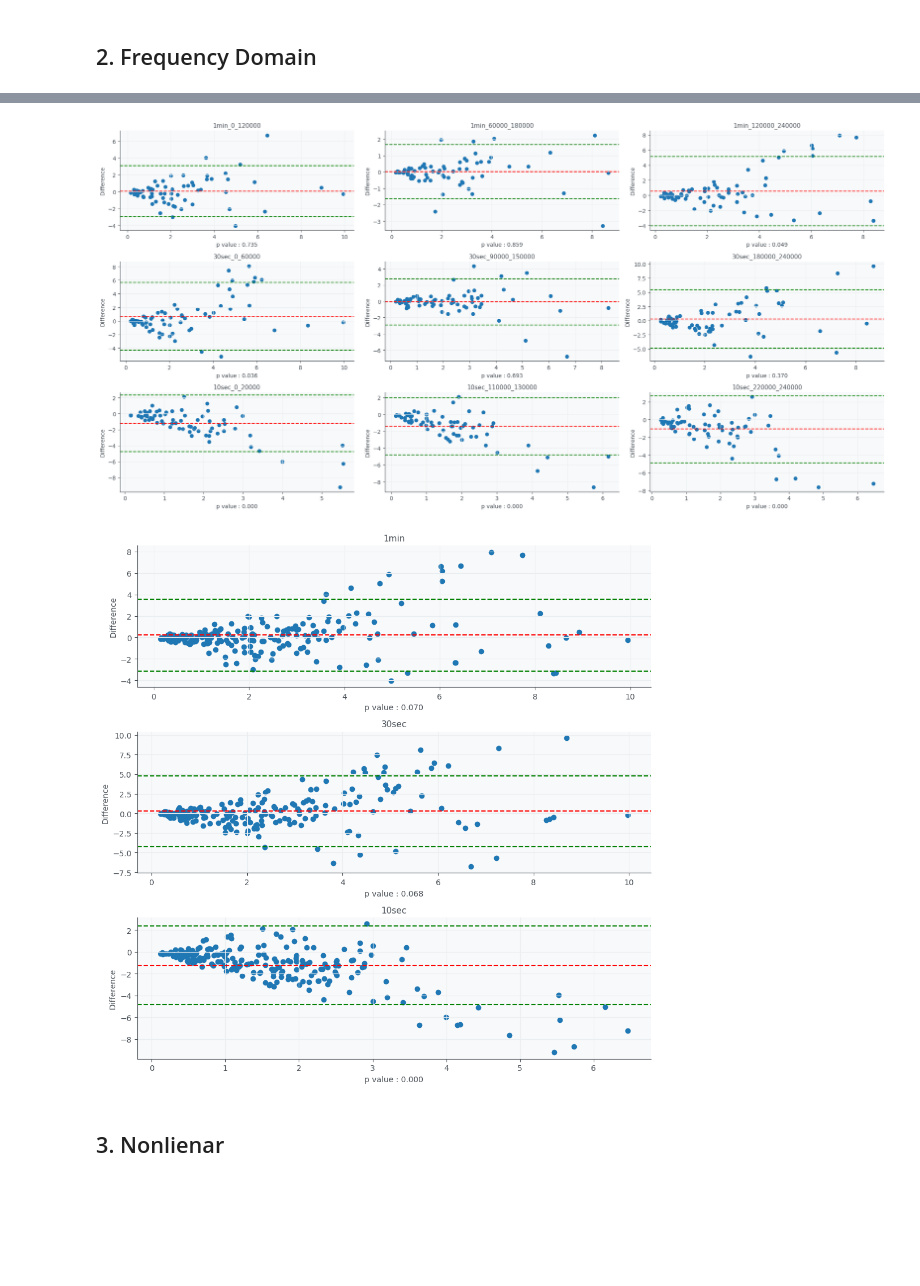
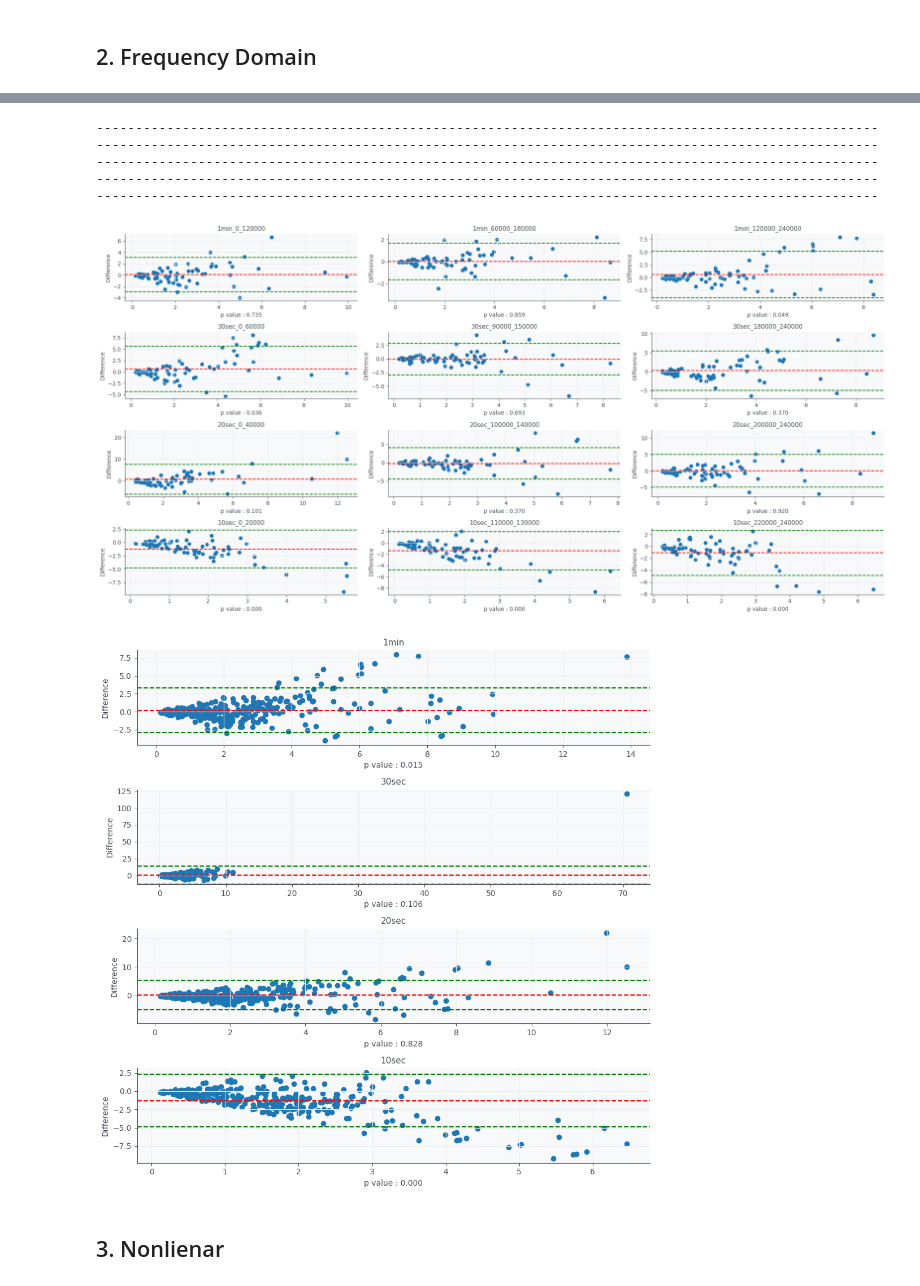
Before and after one commit to hyeok-jong/hrv_analysis, a Jupyter notebook: 4_duration_analysis_plot.ipynb, the cells around one changed output, grey strips where cells are left out. Drawn from its saved outputs; the diff is of its cells as text; code cells hidden in the pictures; blank space fills up the shorter version.

```diff
--- a/4_duration_analysis_plot.ipynb
+++ b/4_duration_analysis_plot.ipynb
@@ -104,20 +105,25 @@ results.index = time_result_dict['2min_0_240000'].keys()
 for key, val in time_result_dict.items():
     results[key] = pd.DataFrame(val).T['pyhrv sdnn']
 
+
+
+
+
 plt.figure(figsize = (10, 10))
 # Sample data: measurements from two methods A and B
 method_a = results['2min_0_240000']
-method_a = method_a.to_list()*3
+method_a = method_a.to_list()*5
 for i, sec in enumerate([
-    ['1min_0_120000', '1min_60000_180000', '1min_120000_240000'],
-    ['30sec_0_60000', '30sec_90000_150000', '30sec_180000_240000'],
-    ['10sec_0_20000', '10sec_110000_130000', '10sec_220000_240000']
+    ['1min_0_120000', '1min_30000_150000', '1min_60000_180000', '1min_90000_210000', '1min_120000_240000'],
+    ['30sec_0_60000', '30sec_60000_120000', '30sec_90000_150000', '30sec_120000_180000', '30sec_180000_240000'],
+    ['20sec_0_40000', '20sec_50000_90000', '20sec_100000_140000', '20sec_150000_190000', '20sec_200000_240000'],
+    ['10sec_0_20000', '10sec_60000_80000', '10sec_110000_130000', '10sec_180000_200000', '10sec_220000_240000']
     ]):
     method_b = list()
     for s in sec:
          method_b += results[s].to_list()
 
-    plt.subplot(3,1,i+1)
+    plt.subplot(4,1,i+1)
     method_a = np.array(method_a)
     method_b = np.array(method_b)
     _, p_value = scipy.stats.ttest_rel(method_a, method_b)
@@ -152,9 +158,9 @@ for key, val in time_result_dict.items():
 plt.figure(figsize = (20, 10))
 # Sample data: measurements from two methods A and B
 method_a = results['2min_0_240000']
-for i, sec in enumerate(['1min_0_120000', '1min_60000_180000', '1min_120000_240000', '30sec_0_60000', '30sec_90000_150000', '30sec_180000_240000', '10sec_0_20000', '10sec_110000_130000', '10sec_220000_240000']):
+for i, sec in enumerate(['1min_0_120000', '1min_60000_180000', '1min_120000_240000', '30sec_0_60000', '30sec_90000_150000', '30sec_180000_240000', '20sec_0_40000', '20sec_100000_140000', '20sec_200000_240000', '10sec_0_20000', '10sec_110000_130000', '10sec_220000_240000']):
 
-    plt.subplot(3,3,i+1)
+    plt.subplot(4,3,i+1)
     method_b = results[sec]
     _, p_value = scipy.stats.ttest_rel(method_a, method_b)
 
@@ -187,17 +193,18 @@ for key, val in time_result_dict.items():
 plt.figure(figsize = (10, 10))
 # Sample data: measurements from two methods A and B
 method_a = results['2min_0_240000']
-method_a = method_a.to_list()*3
+method_a = method_a.to_list()*5
 for i, sec in enumerate([
-    ['1min_0_120000', '1min_60000_180000', '1min_120000_240000'],
-    ['30sec_0_60000', '30sec_90000_150000', '30sec_180000_240000'],
-    ['10sec_0_20000', '10sec_110000_130000', '10sec_220000_240000']
+    ['1min_0_120000', '1min_30000_150000', '1min_60000_180000', '1min_90000_210000', '1min_120000_240000'],
+    ['30sec_0_60000', '30sec_60000_120000', '30sec_90000_150000', '30sec_120000_180000', '30sec_180000_240000'],
+    ['20sec_0_40000', '20sec_50000_90000', '20sec_100000_140000', '20sec_150000_190000', '20sec_200000_240000'],
+    ['10sec_0_20000', '10sec_60000_80000', '10sec_110000_130000', '10sec_180000_200000', '10sec_220000_240000']
     ]):
     method_b = list()
     for s in sec:
          method_b += results[s].to_list()
 
-    plt.subplot(3,1,i+1)
+    plt.subplot(4,1,i+1)
     method_a = np.array(method_a)
     method_b = np.array(method_b)
     _, p_value = scipy.stats.ttest_rel(method_a, method_b)
@@ -320,3 +234,26 @@ for key, val in tqdm(start_end_dict.items()):
+# %%
+
+frequency_result_dict = dict()
+
+
+
+for key, val in tqdm(start_end_dict.items()):
+    print('-'*100)
+    for start, end in val:
+        temp = dict()
+        for row in raw.iterrows():
+            id = row[0]
+            sampling_rate = 2000
+            signal = row[1].tolist()[start : end]
+            pro = nk_processing(signal, sampling_rate)
+            temp[id] = frequency(pro['rpeaks'], 2000)['pyhrv welch']['fft_ratio']
+        frequency_result_dict[f'{key}_{start}_{end}'] = temp
+# %% [output]
+----------------------------------------------------------------------------------------------------
+----------------------------------------------------------------------------------------------------
+----------------------------------------------------------------------------------------------------
+----------------------------------------------------------------------------------------------------
+----------------------------------------------------------------------------------------------------
 # %%
 results = pd.DataFrame()
 results.index = frequency_result_dict['2min_0_240000'].keys()
@@ -326,9 +263,9 @@ for key, val in frequency_result_dict.items():
 plt.figure(figsize = (20, 10))
 # Sample data: measurements from two methods A and B
 method_a = results['2min_0_240000']
-for i, sec in enumerate(['1min_0_120000', '1min_60000_180000', '1min_120000_240000', '30sec_0_60000', '30sec_90000_150000', '30sec_180000_240000', '10sec_0_20000', '10sec_110000_130000', '10sec_220000_240000']):
+for i, sec in enumerate(['1min_0_120000', '1min_60000_180000', '1min_120000_240000', '30sec_0_60000', '30sec_90000_150000', '30sec_180000_240000', '20sec_0_40000', '20sec_100000_140000', '20sec_200000_240000', '10sec_0_20000', '10sec_110000_130000', '10sec_220000_240000']):
 
-    plt.subplot(3,3,i+1)
+    plt.subplot(4,3,i+1)
     method_b = results[sec]
     _, p_value = scipy.stats.ttest_rel(method_a, method_b)
 
@@ -351,7 +288,7 @@ for i, sec in enumerate(['1min_0_120000', '1min_60000_180000', '1min_120000_2400
     plt.ylabel('Difference')
 plt.tight_layout()
 # %% [output]
-[figure, old version]
+[figure, new version]
 # %%
 results = pd.DataFrame()
 results.index = frequency_result_dict['2min_0_240000'].keys()
@@ -361,41 +298,42 @@ for key, val in frequency_result_dict.items():
 plt.figure(figsize = (10, 10))
 # Sample data: measurements from two methods A and B
 method_a = results['2min_0_240000']
-method_a = method_a.to_list()*3
+method_a = method_a.to_list()*5
 for i, sec in enumerate([
-    ['1min_0_120000', '1min_60000_180000', '1min_120000_240000'],
-    ['30sec_0_60000', '30sec_90000_150000', '30sec_180000_240000'],
-    ['10sec_0_20000', '10sec_110000_130000', '10sec_220000_240000']
+    ['1min_0_120000', '1min_30000_150000', '1min_60000_180000', '1min_90000_210000', '1min_120000_240000'],
+    ['30sec_0_60000', '30sec_60000_120000', '30sec_90000_150000', '30sec_120000_180000', '30sec_180000_240000'],
+    ['20sec_0_40000', '20sec_50000_90000', '20sec_100000_140000', '20sec_150000_190000', '20sec_200000_240000'],
+    ['10sec_0_20000', '10sec_60000_80000', '10sec_110000_130000', '10sec_180000_200000', '10sec_220000_240000']
     ]):
     method_b = list()
     for s in sec:
          method_b += results[s].to_list()
 
-    plt.subplot(3,1,i+1)
+    plt.subplot(4,1,i+1)
     method_a = np.array(method_a)
     method_b = np.array(method_b)
     _, p_value = scipy.stats.ttest_rel(method_a, method_b)
 
     # Calculate the average and the difference between the two methods
     average = (method_a + method_b) / 2
     difference = method_b - method_a
 
     # Calculate the mean and standard deviation of the differences
     mean_difference = np.mean(difference)
     std_difference = np.std(difference)
 
     # Plotting the Bland-Altman plot
     plt.scatter(average, difference)  # Differences vs averages
     plt.axhline(mean_difference, color='red', linestyle='--')  # Mean difference
     plt.axhline(mean_difference + 1.96 * std_difference, color='green', linestyle='--')  # Upper limit of agreement
     plt.axhline(mean_difference - 1.96 * std_difference, color='green', linestyle='--')  # Lower limit of agreement
 
     plt.title(s.split('_')[0])
     plt.xlabel(f'p value : {p_value:.3f}')
     plt.ylabel('Difference')
 plt.tight_layout()
 # %% [output]
-[figure, old version]
+[figure, new version]
 # %% [markdown]
 ## 3. Nonlienar
 # %%
```
Also changed, not shown: parts of 11 cells of this notebook.
